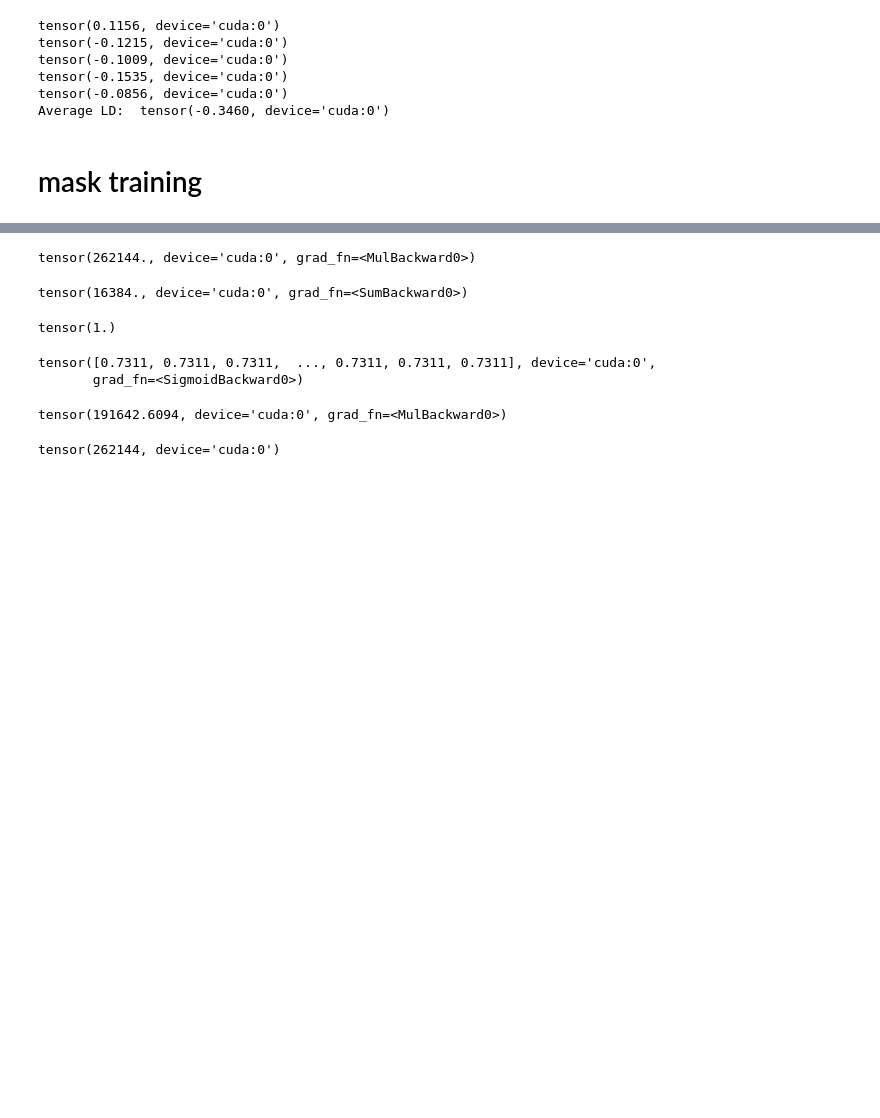
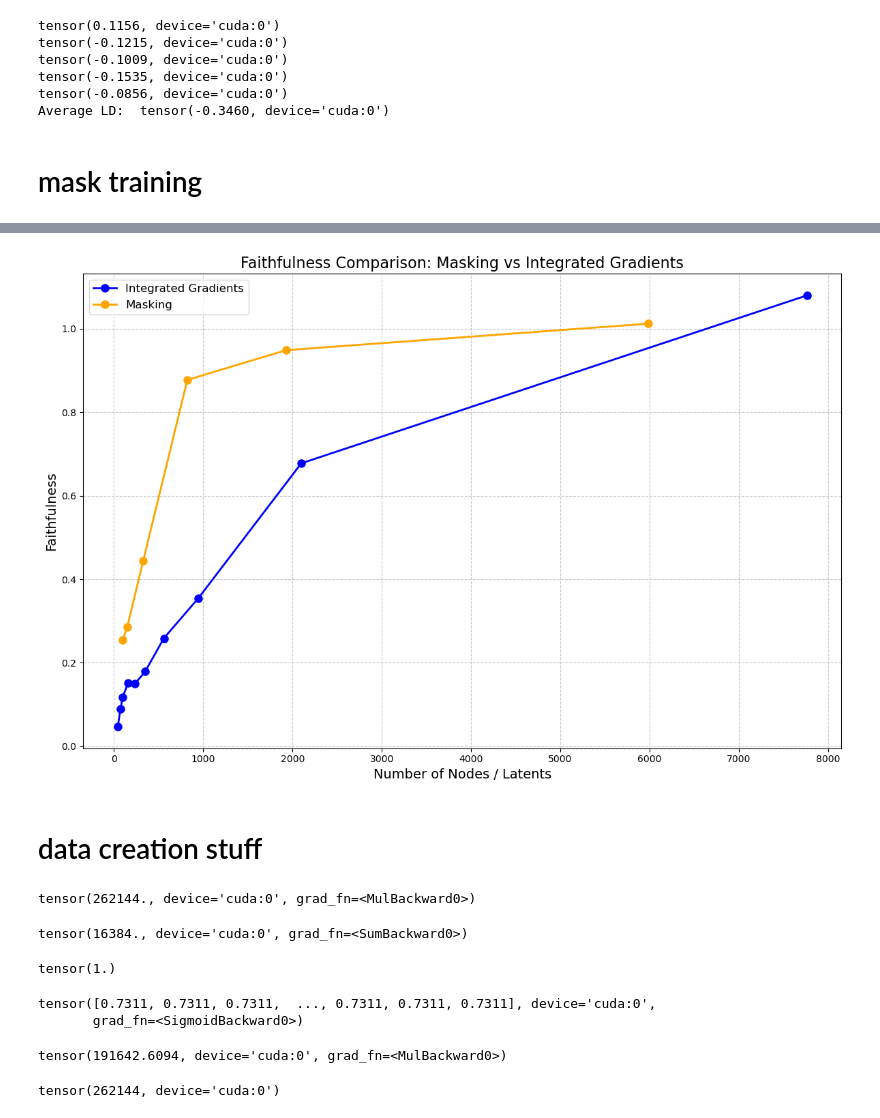
Before and after one commit to NainaniJatinZ/ScalableSAECircuits, a Jupyter notebook: ioi_run.ipynb, the cells around one changed output, grey strips where cells are left out. Drawn from its saved outputs; the diff is of its cells as text; code cells hidden in the pictures; blank space fills up the shorter version.

Commit message:
ioi comparison done

```diff
--- a/ioi_run.ipynb
+++ b/ioi_run.ipynb
@@ -822,3 +1279,62 @@ Run data is saved locally in /work/pi_jensen_umass_edu/jnainani_umass_edu/Scalab
+# %%
+import matplotlib.pyplot as plt
+import json
+thresholds = []
+modify_fn=lambda x: x**2
+start_threshold = 0.0001
+end_threshold = 0.07
+n_runs = 10
+delta = (end_threshold - start_threshold) / n_runs
+def linear_map(x):
+        mod_start = modify_fn(start_threshold)
+        mod_end = modify_fn(end_threshold)
+        return (x - mod_start) / (mod_end - mod_start) * (end_threshold - start_threshold) + start_threshold
+
+mf = lambda x: linear_map(modify_fn(x))
+for i in range(n_runs):
+    thresholds.append(
+        mf(start_threshold + i*delta)
+        )
+nnodes = []
+faithfulness = []
+for i in thresholds[:6]:
+    sparsity_multiplier = i
+    bdir = f"masks/ioi/baba21/logit_diff_{str(sparsity_multiplier)}_run/{str(sparsity_multiplier)}_run.json"
+    # load the dict
+    with open(bdir, 'r') as file:
+        mask_dict = json.load(file)
+    nnodes.append(mask_dict['total_density'])
+    faithfulness.append(mask_dict['faithfulness'])
+
+
+# Unzip the tuples into separate lists for Integrated Gradients plot
+num_latents, ig_faithfulness = zip(*ig_faithfulness_frontier)
+
+# Create the combined plot
+plt.figure(figsize=(12, 8))
+
+# Plot "Integrated Gradients"
+plt.plot(num_latents, ig_faithfulness, marker='o',linestyle='-', linewidth=2, markersize=8,  label='Integrated Gradients', color='blue')
+
+# Plot "Masking"
+plt.plot(nnodes, faithfulness, marker='o', linestyle='-', linewidth=2, markersize=8, label='Masking', color='orange')
+
+# Add labels, legend, and title
+plt.xlabel('Number of Nodes / Latents', fontsize=14)
+plt.ylabel('Faithfulness', fontsize=14)
+plt.title('Faithfulness Comparison: Masking vs Integrated Gradients', fontsize=16)
+plt.legend(fontsize=12)
+
+# Add grid for better readability
+plt.grid(visible=True, linestyle='--', alpha=0.7)
+
+# Adjust layout and display the plot
+plt.tight_layout()
+plt.show()
+# %% [output]
+[figure, added]
+# %% [markdown]
+# data creation stuff
 # %%
 torch.abs(saes[0].mask.mask).sum() * saes[0].mask.distinct_l1
 # %% [output]
```
Also changed, not shown: parts of 30 cells of this notebook, 7 other files.
